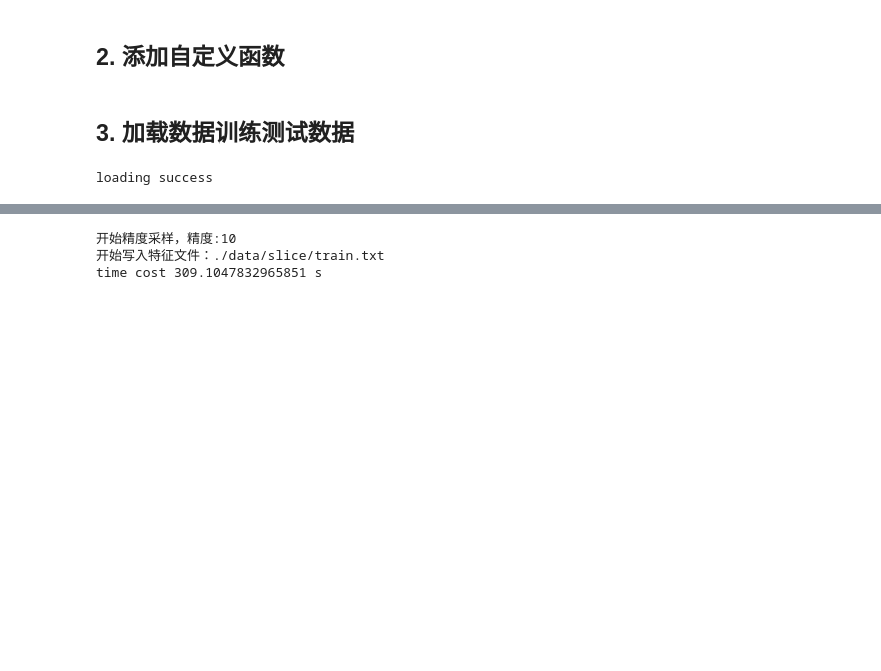
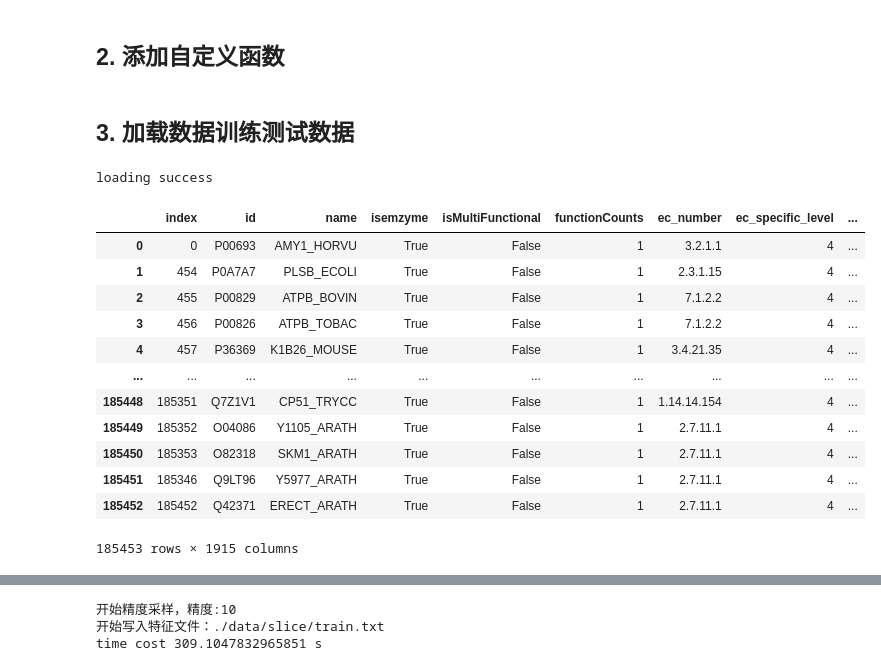
Before and after one commit to kingstdio/BioUniprot, a Jupyter notebook: tasks/task3/task3_slice.ipynb, the cells around one changed output, grey strips where cells are left out. Drawn from its saved outputs; the diff is of its cells as text; code cells hidden in the pictures; blank space fills up the shorter version.

```diff
--- a/tasks/task3/task3_slice.ipynb
+++ b/tasks/task3/task3_slice.ipynb
@@ -121,0 +131,16 @@ loading success
+# %%
+train
+# %% [output]
+|  | index | id | name | isemzyme | isMultiFunctional | functionCounts | ec_number | ec_specific_level | ... |
+| 0 | 0 | P00693 | AMY1_HORVU | True | False | 1 | 3.2.1.1 | 4 | ... |
+| 1 | 454 | P0A7A7 | PLSB_ECOLI | True | False | 1 | 2.3.1.15 | 4 | ... |
+| 2 | 455 | P00829 | ATPB_BOVIN | True | False | 1 | 7.1.2.2 | 4 | ... |
+| 3 | 456 | P00826 | ATPB_TOBAC | True | False | 1 | 7.1.2.2 | 4 | ... |
+| 4 | 457 | P36369 | K1B26_MOUSE | True | False | 1 | 3.4.21.35 | 4 | ... |
+| ... | ... | ... | ... | ... | ... | ... | ... | ... | ... |
+| 185448 | 185351 | Q7Z1V1 | CP51_TRYCC | True | False | 1 | 1.14.14.154 | 4 | ... |
+| 185449 | 185352 | O04086 | Y1105_ARATH | True | False | 1 | 2.7.11.1 | 4 | ... |
+| 185450 | 185353 | O82318 | SKM1_ARATH | True | False | 1 | 2.7.11.1 | 4 | ... |
+| 185451 | 185346 | Q9LT96 | Y5977_ARATH | True | False | 1 | 2.7.11.1 | 4 | ... |
+| 185452 | 185452 | Q42371 | ERECT_ARATH | True | False | 1 | 2.7.11.1 | 4 | ... |
+185453 rows × 1915 columns
```
Also changed, not shown: parts of 16 cells of this notebook, 9 other files.
